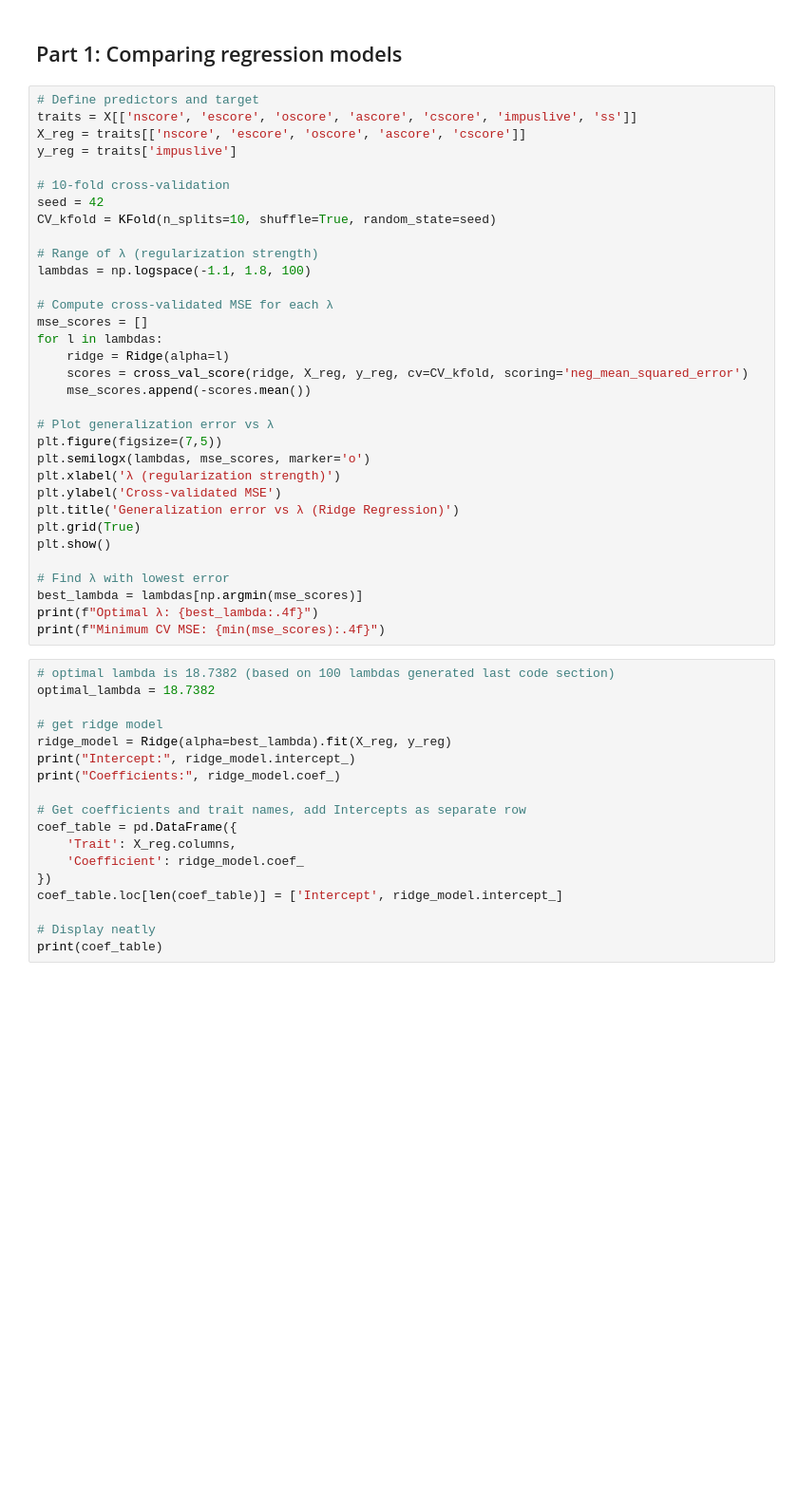
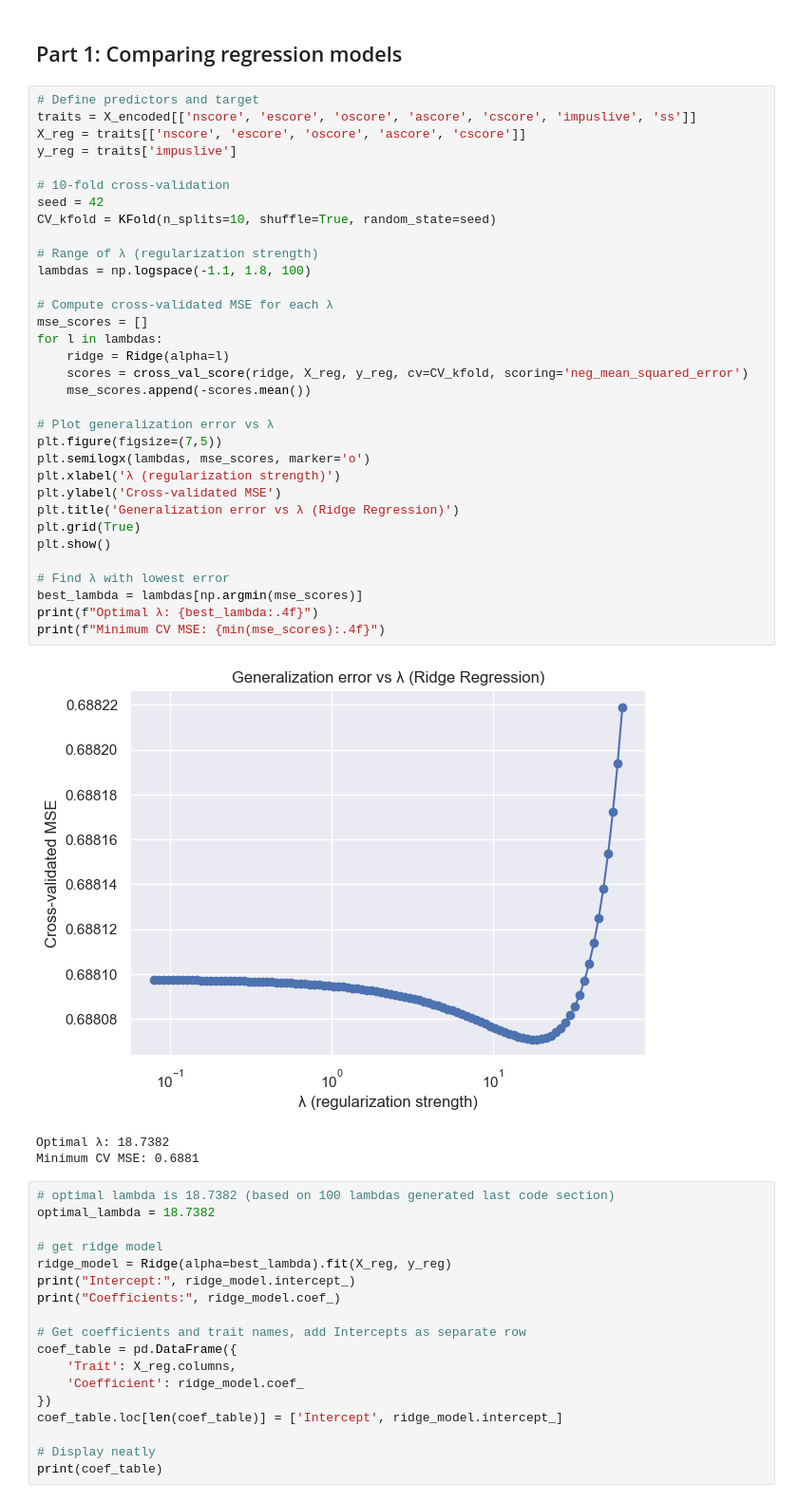
Before and after one commit to joshinsky/machine_learning_group35, a Jupyter notebook: Project_2.ipynb, the cells around one changed output. Shown at 95% size. Drawn from its saved outputs; the diff is of its cells as text; blank space fills up the shorter version.

```diff
--- a/Project_2.ipynb
+++ b/Project_2.ipynb
@@ -148,37 +148,41 @@ print(X_encoded.filter(like="age").head())  # example: see only age columns
 ## Part 1: Comparing regression models
 # %%
 # Define predictors and target
-traits = X[['nscore', 'escore', 'oscore', 'ascore', 'cscore', 'impuslive', 'ss']]
+traits = X_encoded[['nscore', 'escore', 'oscore', 'ascore', 'cscore', 'impuslive', 'ss']]
 X_reg = traits[['nscore', 'escore', 'oscore', 'ascore', 'cscore']]
 y_reg = traits['impuslive']
 
 # 10-fold cross-validation
 seed = 42
 CV_kfold = KFold(n_splits=10, shuffle=True, random_state=seed)
 
 # Range of λ (regularization strength)
 lambdas = np.logspace(-1.1, 1.8, 100)
 
 # Compute cross-validated MSE for each λ
 mse_scores = []
 for l in lambdas:
     ridge = Ridge(alpha=l)
     scores = cross_val_score(ridge, X_reg, y_reg, cv=CV_kfold, scoring='neg_mean_squared_error')
     mse_scores.append(-scores.mean())
 
 # Plot generalization error vs λ
 plt.figure(figsize=(7,5))
 plt.semilogx(lambdas, mse_scores, marker='o')
 plt.xlabel('λ (regularization strength)')
 plt.ylabel('Cross-validated MSE')
 plt.title('Generalization error vs λ (Ridge Regression)')
 plt.grid(True)
 plt.show()
 
 # Find λ with lowest error
 best_lambda = lambdas[np.argmin(mse_scores)]
 print(f"Optimal λ: {best_lambda:.4f}")
 print(f"Minimum CV MSE: {min(mse_scores):.4f}")
+# %% [output]
+[figure, added]
+Optimal λ: 18.7382
+Minimum CV MSE: 0.6881
 # %%
 # optimal lambda is 18.7382 (based on 100 lambdas generated last code section)
 optimal_lambda = 18.7382
```
Also changed, not shown: parts of 5 cells of this notebook.
